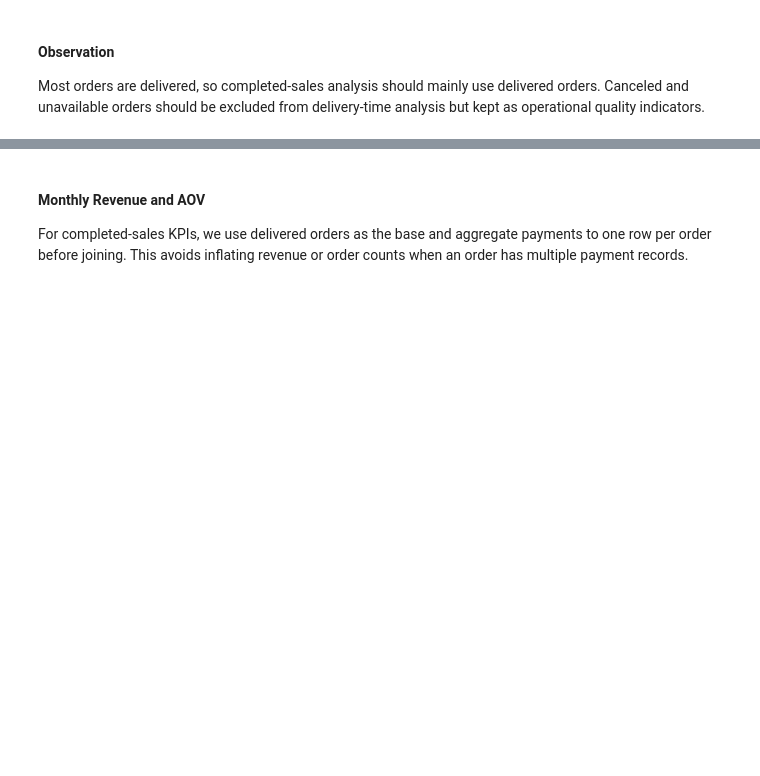
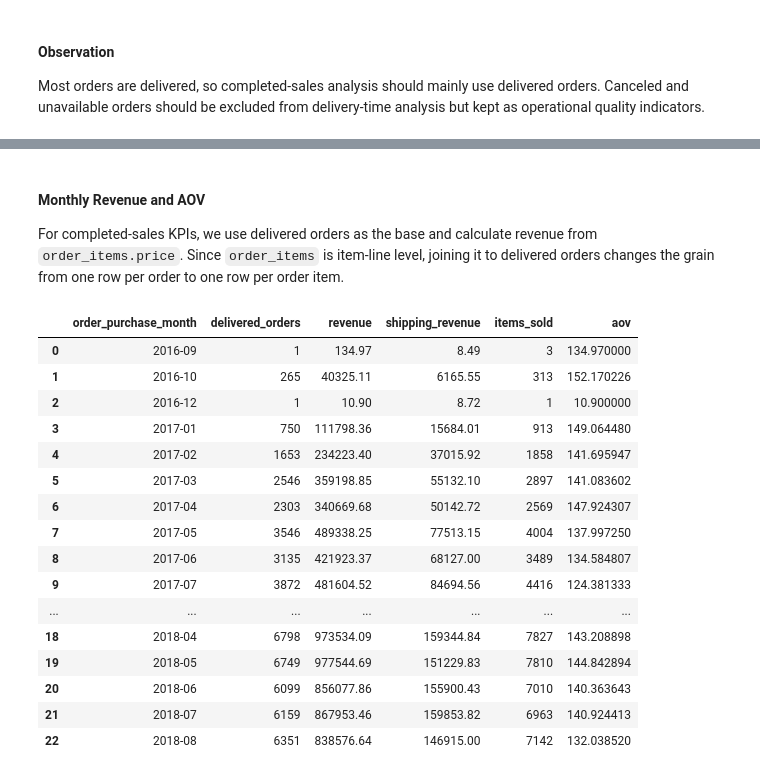
Before and after one commit to albaazaadnan/olist-ecommerce-analytics, a Jupyter notebook: notebooks/02_eda.ipynb, the cells around one changed output, grey strips where cells are left out. Saved outputs shown, nothing was run; the diff lists cells and outputs as text; code cells hidden in the pictures; blank space fills up the shorter version.

```diff
--- a/notebooks/02_eda.ipynb
+++ b/notebooks/02_eda.ipynb
@@ -230,31 +230,53 @@ delivered_orders
 # %% [markdown]
 #### Monthly Revenue and AOV
 
-For completed-sales KPIs, we use delivered orders as the base and aggregate payments to one row per order before joining. This avoids inflating revenue or order counts when an order has multiple payment records.
+For completed-sales KPIs, we use delivered orders as the base and calculate revenue from `order_items.price`. Since `order_items` is item-line level, joining it to delivered orders changes the grain from one row per order to one row per order item.
 # %%
-# Aggregate payments to order level before joining to delivered orders
-payments_order_level = (
-    order_payments
+order_items_order_level = (
+    order_items
     .groupby("order_id", as_index=False)
-    .agg(payment_value=("payment_value", "sum"))
+    .agg(
+        nb_items=("order_item_id", "count"),
+        total_price=("price", "sum"),
+        total_shipping_cost=("freight_value", "sum")
+    )
 )
 
-delivered_orders_kpi = delivered_orders.merge(
-    payments_order_level,
+delivered_orders_items = delivered_orders.merge(
+    order_items_order_level,
     on="order_id",
     how="left"
 )
 
 monthly_kpis = (
-    delivered_orders_kpi
+    delivered_orders_items
     .groupby("order_purchase_month", as_index=False)
     .agg(
         delivered_orders=("order_id", "nunique"),
-        revenue=("payment_value", "sum")
+        revenue=("total_price", "sum"),
+        shipping_revenue=("total_shipping_cost", "sum"),
+        items_sold=("nb_items", "sum")
     )
 )
 
 monthly_kpis["aov"] = monthly_kpis["revenue"] / monthly_kpis["delivered_orders"]
-monthly_kpis["order_purchase_month"] = monthly_kpis["order_purchase_month"].astype(str)
 
 monthly_kpis
+# %% [output]
+|  | order_purchase_month | delivered_orders | revenue | shipping_revenue | items_sold | aov |
+| 0 | 2016-09 | 1 | 134.97 | 8.49 | 3 | 134.970000 |
+| 1 | 2016-10 | 265 | 40325.11 | 6165.55 | 313 | 152.170226 |
+| 2 | 2016-12 | 1 | 10.90 | 8.72 | 1 | 10.900000 |
+| 3 | 2017-01 | 750 | 111798.36 | 15684.01 | 913 | 149.064480 |
+| 4 | 2017-02 | 1653 | 234223.40 | 37015.92 | 1858 | 141.695947 |
+| 5 | 2017-03 | 2546 | 359198.85 | 55132.10 | 2897 | 141.083602 |
+| 6 | 2017-04 | 2303 | 340669.68 | 50142.72 | 2569 | 147.924307 |
+| 7 | 2017-05 | 3546 | 489338.25 | 77513.15 | 4004 | 137.997250 |
+| 8 | 2017-06 | 3135 | 421923.37 | 68127.00 | 3489 | 134.584807 |
+| 9 | 2017-07 | 3872 | 481604.52 | 84694.56 | 4416 | 124.381333 |
+| ... | ... | ... | ... | ... | ... | ... |
+| 18 | 2018-04 | 6798 | 973534.09 | 159344.84 | 7827 | 143.208898 |
+| 19 | 2018-05 | 6749 | 977544.69 | 151229.83 | 7810 | 144.842894 |
+| 20 | 2018-06 | 6099 | 856077.86 | 155900.43 | 7010 | 140.363643 |
+| 21 | 2018-07 | 6159 | 867953.46 | 159853.82 | 6963 | 140.924413 |
+| 22 | 2018-08 | 6351 | 838576.64 | 146915.00 | 7142 | 132.038520 |
```
Also changed, not shown: parts of 14 cells of this notebook, 5 other files.
